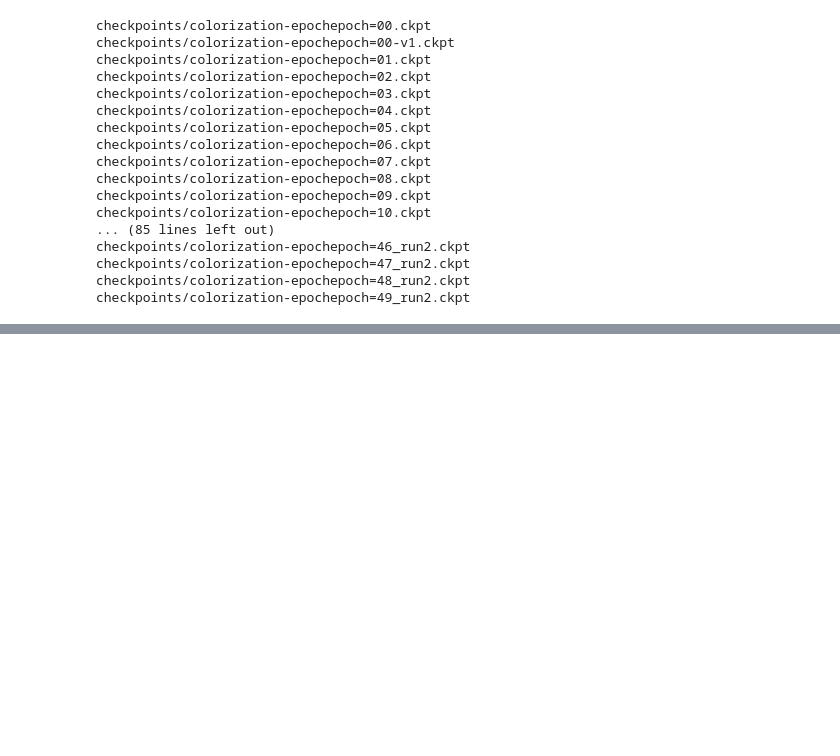
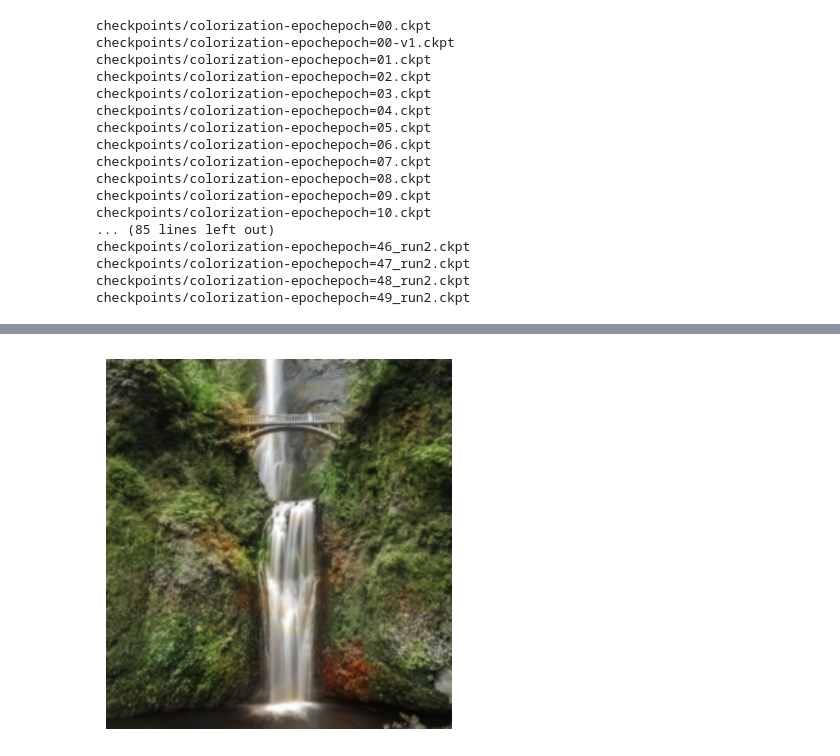
Before and after one commit to AaronFurlan/colorAIzer, a Jupyter notebook: model.ipynb, the cells around one changed output, grey strips where cells are left out. Cells and saved outputs as stored; diff of their text form; code cells hidden in the pictures; blank space fills up the shorter version.

```diff
--- a/model.ipynb
+++ b/model.ipynb
@@ -349,0 +364,18 @@ generate_image_n('checkpoints/colorization-epochepoch=49_run2.ckpt', datapath, 5
+# %%
+def colorize_save_img(img_path, model_ckpt):
+    filename = img_path.name
+    grey_img = Image.open(img_path).convert("L")
+    rgb = colorize_grey_image(grey_img, model_ckpt).cpu()
+    rgb_np = rgb.permute(1, 2, 0).numpy()
+
+    plt.imsave(filename, rgb_np)
+
+    plt.imshow(rgb_np)
+    plt.axis("off")
+    plt.show()
+# %%
+model_ckpt = 'checkpoints/colorization-epochepoch=49_run2.ckpt'
+img_path = Path('/exchange/cvai/colorAIzer/data/testpics/wasserfall.jpg')
+colorize_save_img(img_path, model_ckpt)
+# %% [output]
+[figure, added]
```
Also changed, not shown: parts of 8 cells of this notebook.
